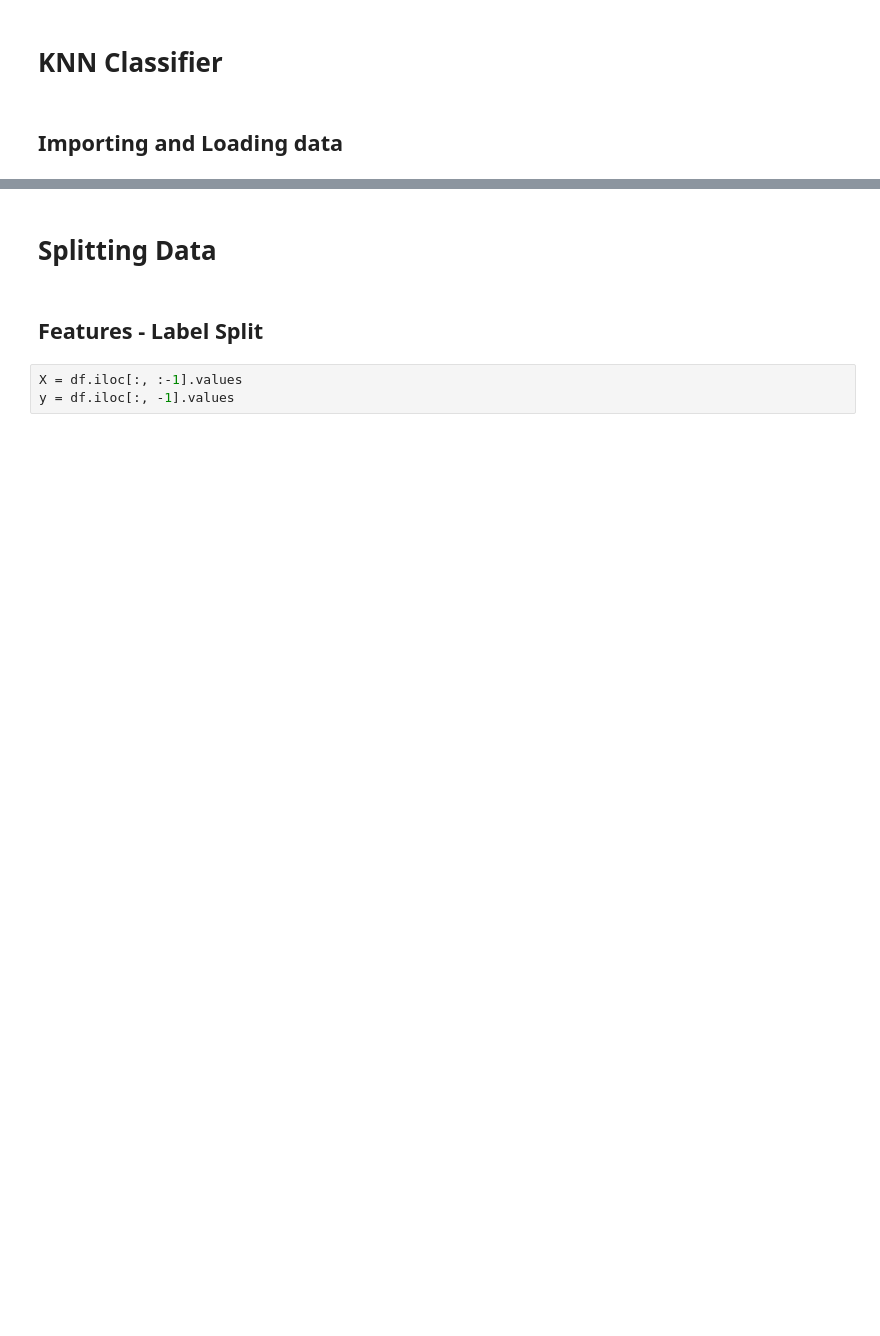
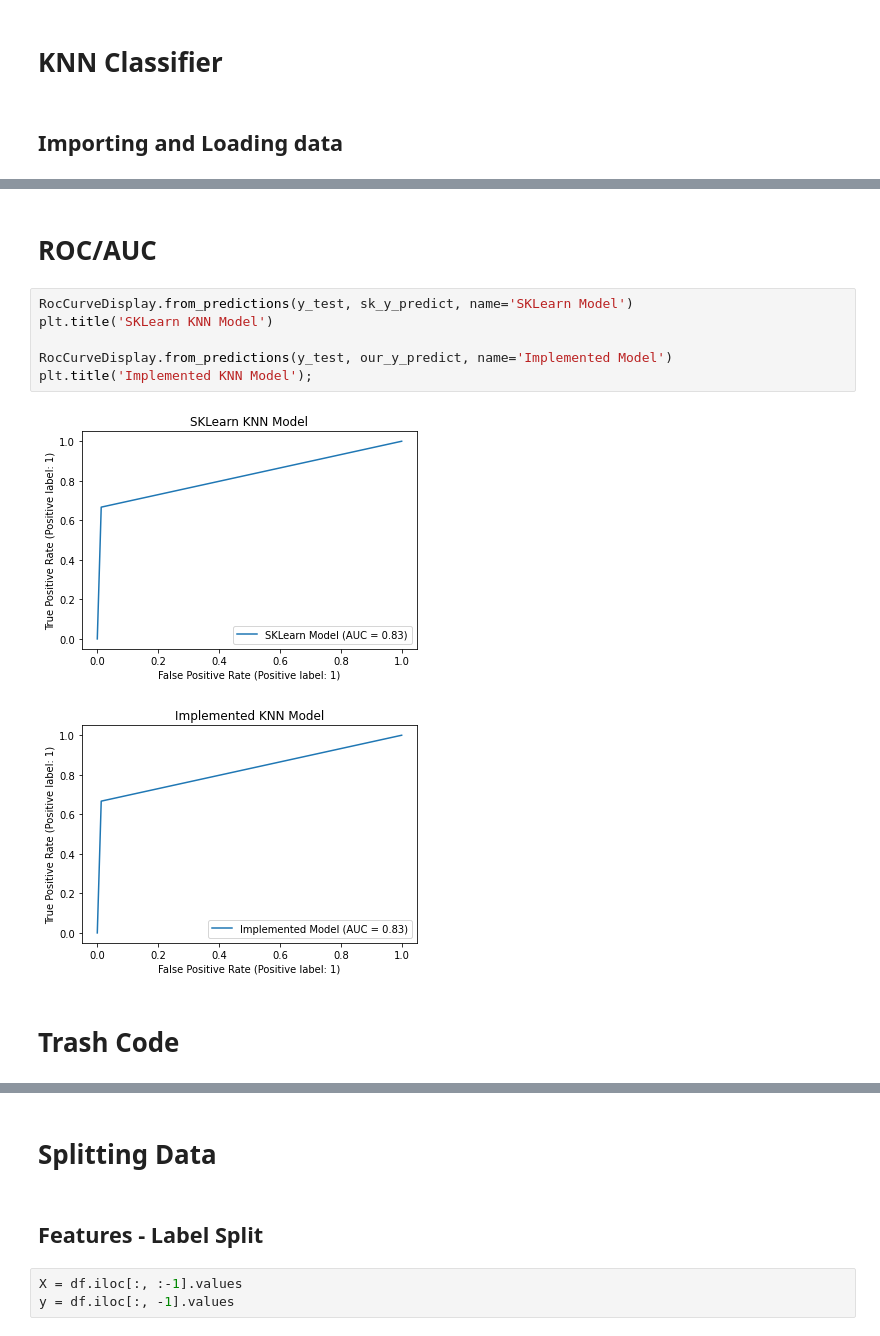
Before and after one commit to KAYounes/AIProject_Covid, a Jupyter notebook: code/KNN Classifier.ipynb, the cells around one changed output, grey strips where cells are left out. Saved outputs shown, nothing was run; the diff lists cells and outputs as text; blank space fills up the shorter version.

```diff
--- a/code/KNN Classifier.ipynb
+++ b/code/KNN Classifier.ipynb
@@ -24,0 +315,13 @@ df.head()
+# %% [markdown]
+# ROC/AUC
+# %%
+RocCurveDisplay.from_predictions(y_test, sk_y_predict, name='SKLearn Model')
+plt.title('SKLearn KNN Model')
+
+RocCurveDisplay.from_predictions(y_test, our_y_predict, name='Implemented Model')
+plt.title('Implemented KNN Model');
+# %% [output]
+[figure, added]
+[figure, added]
+# %% [markdown]
+# Trash Code
```
Also changed, not shown: parts of 48 cells of this notebook.
